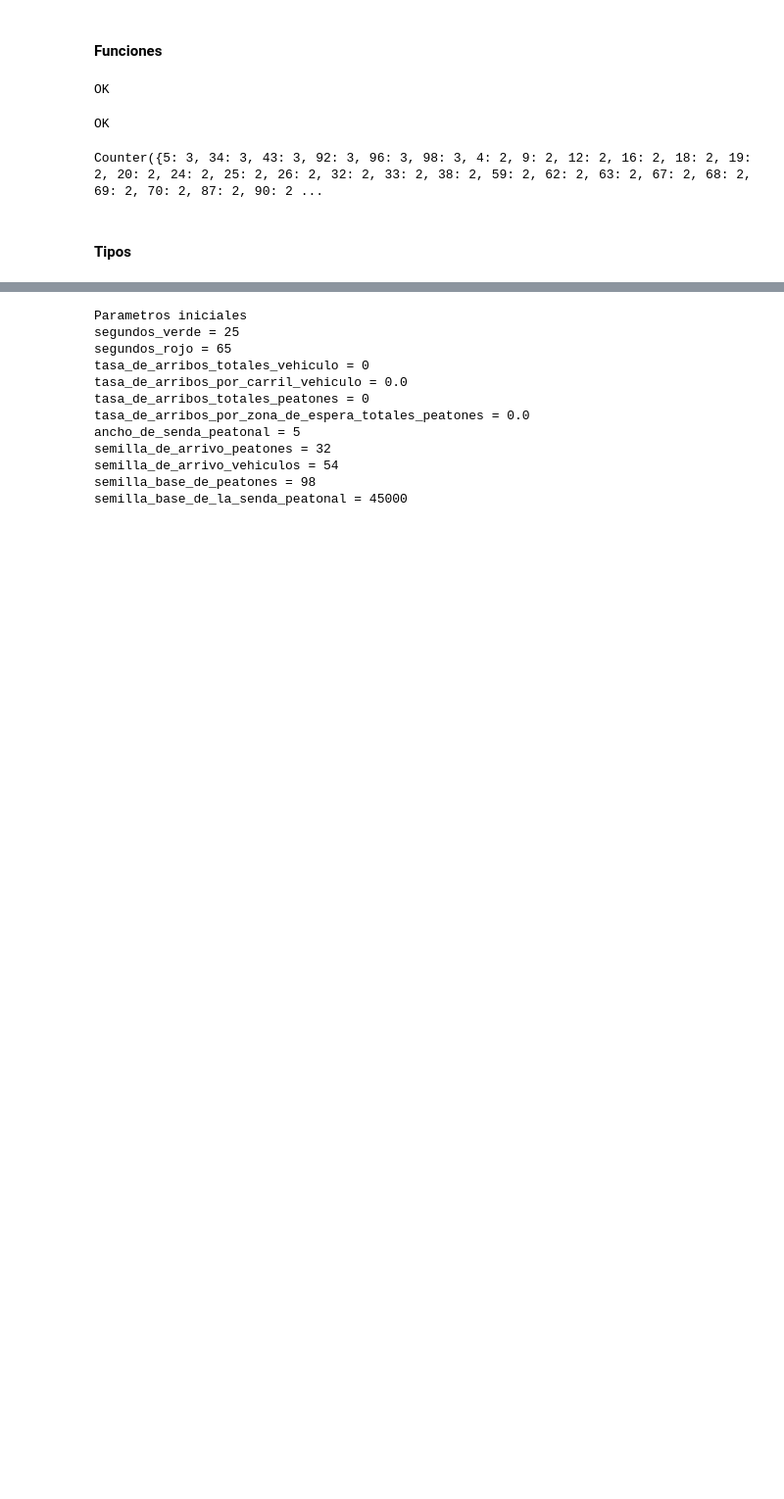
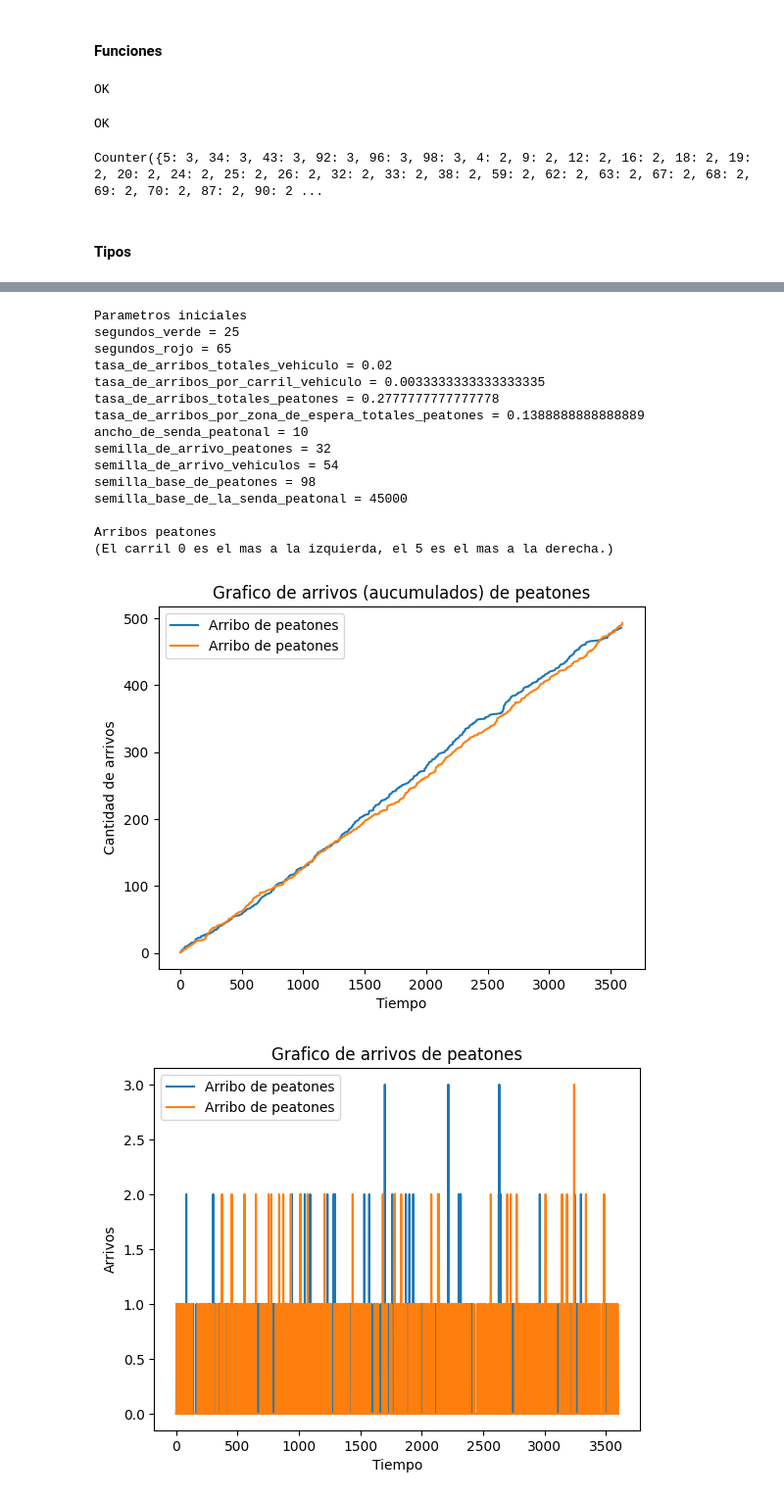
Before and after one commit to MartinCohen98/simulacion_tp1_grupo2_1c2024, a Jupyter notebook: mixmax_rng.ipynb, the cells around one changed output, grey strips where cells are left out. Shown at 98% size. Drawn from its saved outputs; the diff is of its cells as text; code cells hidden in the pictures; blank space fills up the shorter version.

```diff
--- a/mixmax_rng.ipynb
+++ b/mixmax_rng.ipynb
@@ -1538,7 +1562,7 @@ def generate_data_whit_params(n_green_pos, n_vehicle_arrival_rate, n_pedestrian_
     crosswalks_width = CROSSWALKS_WIDTH_POSSIBILITIES[n_crosswalks_width]
 
     # aca se va almacenar toda la informacion de la simulacion
-    result = SimulationResults(n_green_pos, n_vehicle_arrival_rate, n_pedestrian_arrival_rate, n_crosswalks_width, seed_pederastian_arrivals, seed_vehicle_arrivals, pederastian_arrivals, vehicle_arrivals, seed_to_pedestrian, seed_to_cross)
+    result = SimulationResults(n_green_pos, vehicle_arrival_rate, pedestrian_arrival_rate, crosswalks_width, seed_pederastian_arrivals, seed_vehicle_arrivals, pederastian_arrivals, vehicle_arrivals, seed_to_pedestrian, seed_to_cross, pederastian_arrivals_hist, vehicle_arrivals_hist)
 
     # inicio de simulacion
     simulation = Cross(crosswalks_width, pederastian_arrivals_hist, vehicle_arrivals_hist, n_green_pos, seed_to_pedestrian, seed_to_cross)
@@ -1550,7 +1576,7 @@ def generate_data_whit_params(n_green_pos, n_vehicle_arrival_rate, n_pedestrian_
 # %%
-total_time = 1000
+total_time = 600
 time_tick = 0.05
-simulacion_1 = generate_data_whit_params(0, 0, 0, CROSSWALKS_WIDTH_POSSIBILITIES[0], total_time=total_time, seed_to_pedestrian=SEED_BASE_TO_PEDESTRIAN, seed_to_cross=SEED_BASE_TO_CROSS)
+simulacion_1 = generate_data_whit_params(0, 0, 0, 5, total_time=total_time, seed_to_pedestrian=SEED_BASE_TO_PEDESTRIAN, seed_to_cross=SEED_BASE_TO_CROSS)
 simulacion_1.view_data_per_second(time_tick, total_time=total_time, initial_time=540)
 # %% [output]
 Animacion de la simulacion del punto 4
@@ -1572,17 +1598,22 @@ Izquierda 0       | | | | | | | | | | | | | | | | | | | | | | | | | | | | | | |
 
 Animacion de la simulacion del punto 4 finalizada.
 # %%
-simulacion_1.view_base_data()
+simulacion_1.draw_all()
 # %% [output]
 Parametros iniciales
 segundos_verde = 25
 segundos_rojo = 65
-tasa_de_arribos_totales_vehiculo = 0
-tasa_de_arribos_por_carril_vehiculo = 0.0
-tasa_de_arribos_totales_peatones = 0
-tasa_de_arribos_por_zona_de_espera_totales_peatones = 0.0
-ancho_de_senda_peatonal = 5
+tasa_de_arribos_totales_vehiculo = 0.02
+tasa_de_arribos_por_carril_vehiculo = 0.0033333333333333335
+tasa_de_arribos_totales_peatones = 0.2777777777777778
+tasa_de_arribos_por_zona_de_espera_totales_peatones = 0.1388888888888889
+ancho_de_senda_peatonal = 10
 semilla_de_arrivo_peatones = 32
 semilla_de_arrivo_vehiculos = 54
 semilla_base_de_peatones = 98
 semilla_base_de_la_senda_peatonal = 45000
+
+Arribos peatones
+(El carril 0 es el mas a la izquierda, el 5 es el mas a la derecha.)
+[figure, added]
+[figure, added]
```
Also changed, not shown: parts of 19 cells of this notebook.
